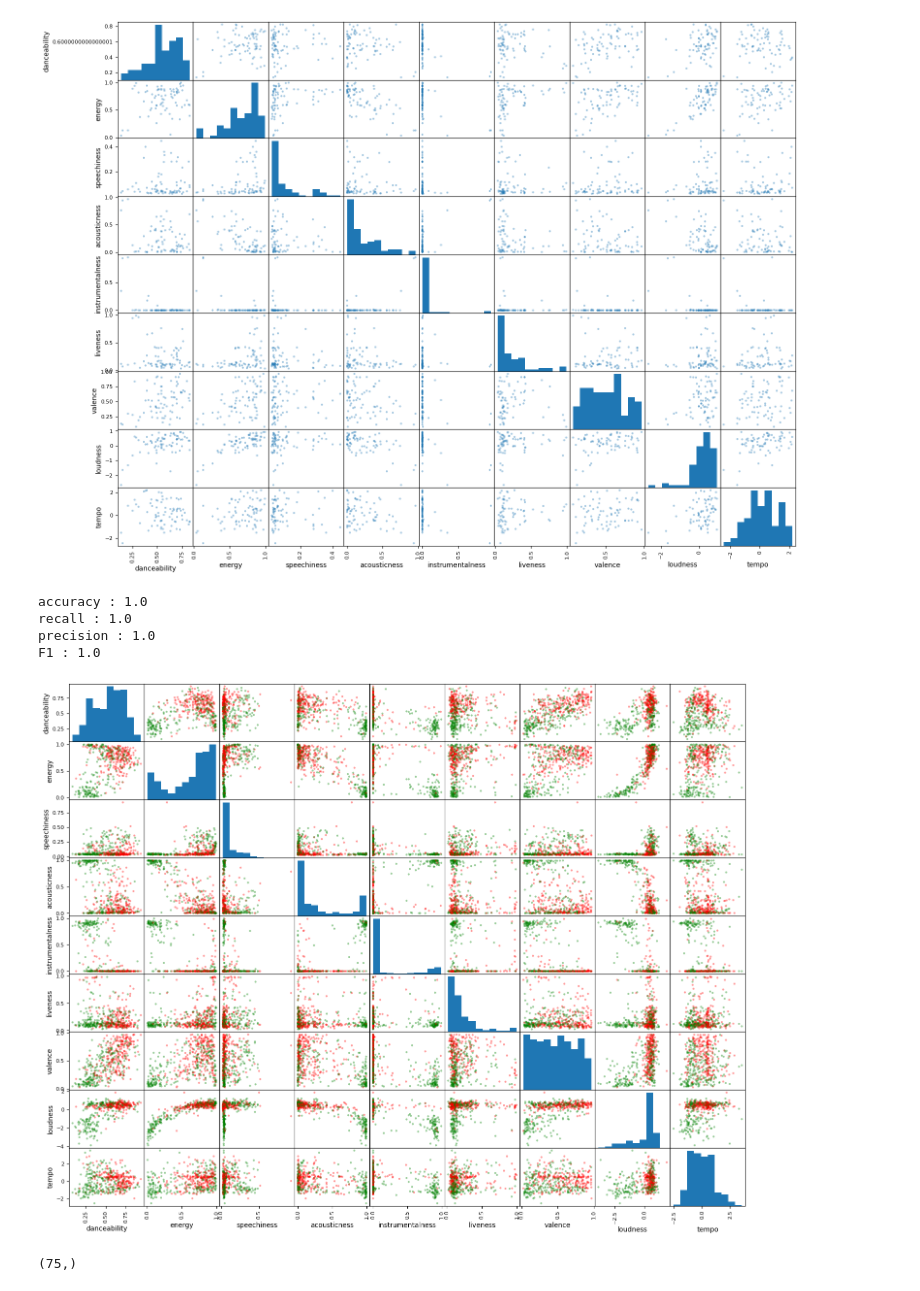
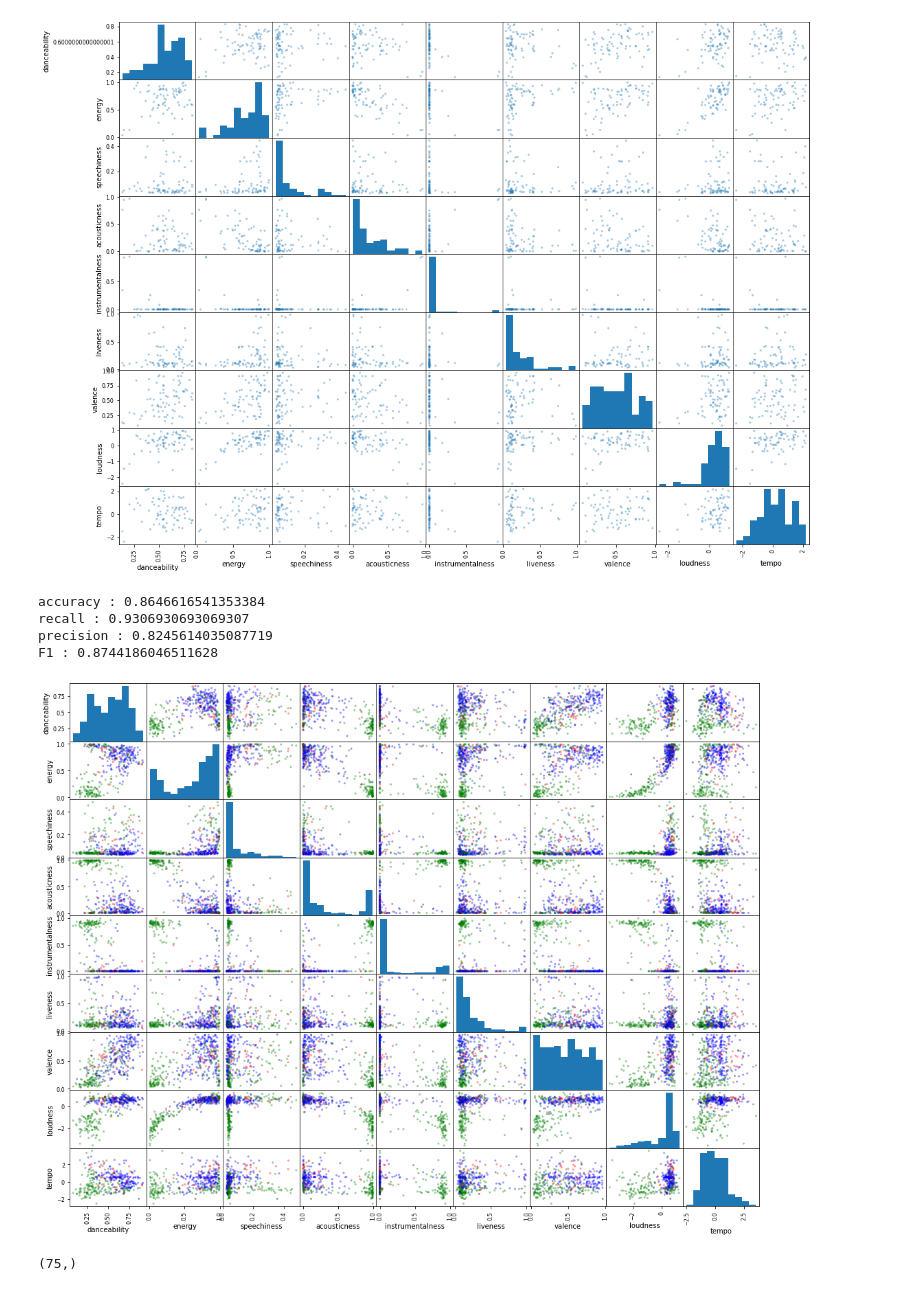
Before and after one commit to sergi-andreu/MMSL, a Jupyter notebook: Predict_Test.ipynb, the cells around one changed output. Saved outputs shown, nothing was run; the diff lists cells and outputs as text; code cells hidden in the pictures.

```diff
--- a/Predict_Test.ipynb
+++ b/Predict_Test.ipynb
@@ -8,6 +8,12 @@ data = Data("project_train.csv")
 
 data.df.loc[84, "energy"] = 0.734
 data.df.loc[94, "loudness"] = -6.542
+# %%
+validation_df = data.df.loc[0:100]
+validation_labels = data.labels.loc[0:100]
+
+data.df = data.df.loc[100:].reset_index(drop=True)
+data.labels = data.labels.loc[100:].reset_index(drop=True)
 # %%
 data.preprocess(shuffle=True, remove_duplicates=True,
                 bound_bool=False, unbound_bool=True,
@@ -27,17 +33,17 @@ test_data.visualize()
 # %% [output]
 [figure]
 # %%
-from learning_machine import RandomForest
+from learning_machine import SVM
 
 n_estimators = 150
-randomforest = RandomForest(data)
-randomforest._change_parameters(n_estimators)
+svm = SVM(data)
+svm._change_parameters("rbf")
 
-randomforest.fit_with_all_data()
+svm.fit_with_all_data()
 # %% [output]
-accuracy : 1.0
-recall : 1.0
-precision : 1.0
-F1 : 1.0
+accuracy : 0.8646616541353384
+recall : 0.9306930693069307
+precision : 0.8245614035087719
+F1 : 0.8744186046511628
-[figure, old version]
+[figure, new version]
 # %%
```
Also changed, not shown: parts of 10 cells of this notebook, 4 other files.
